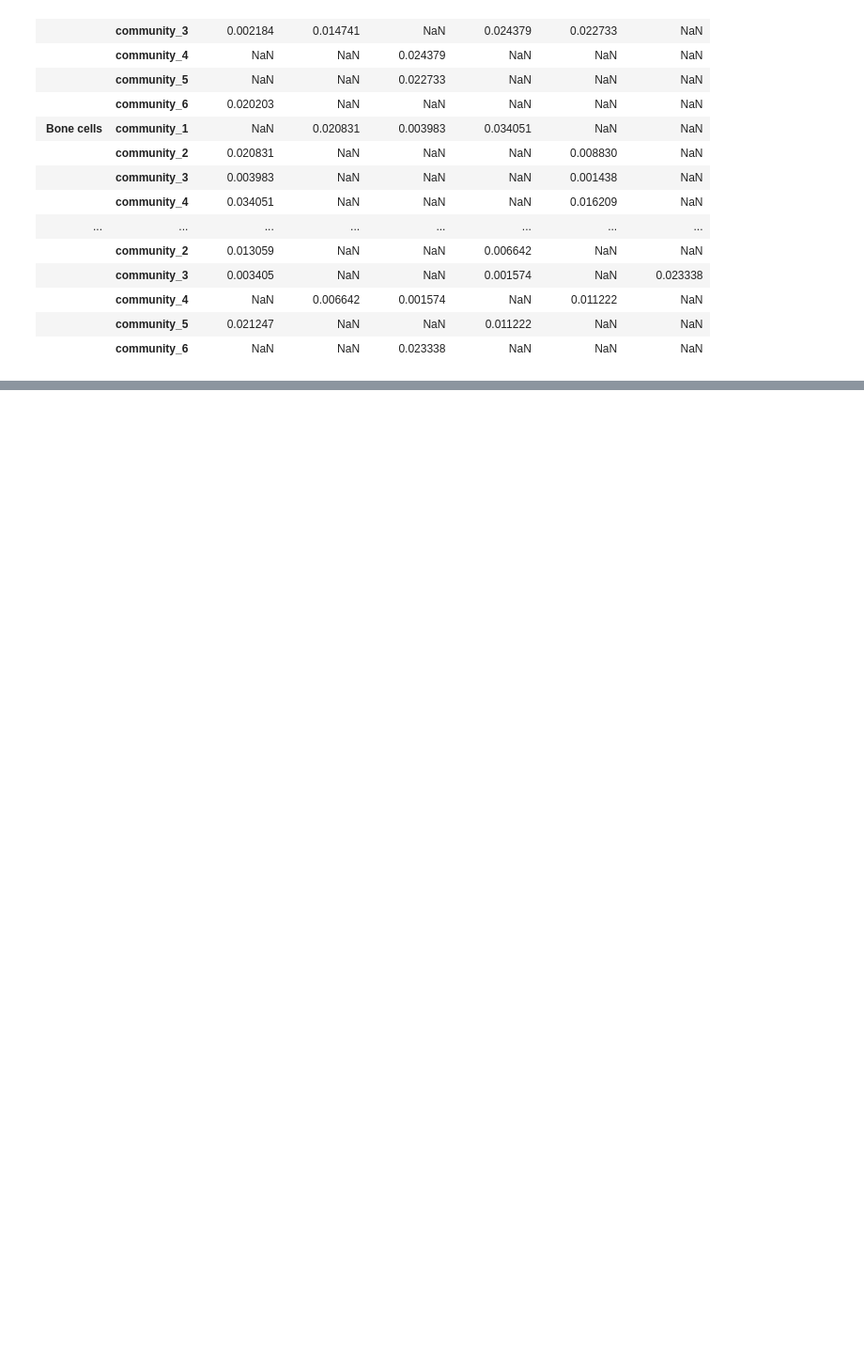
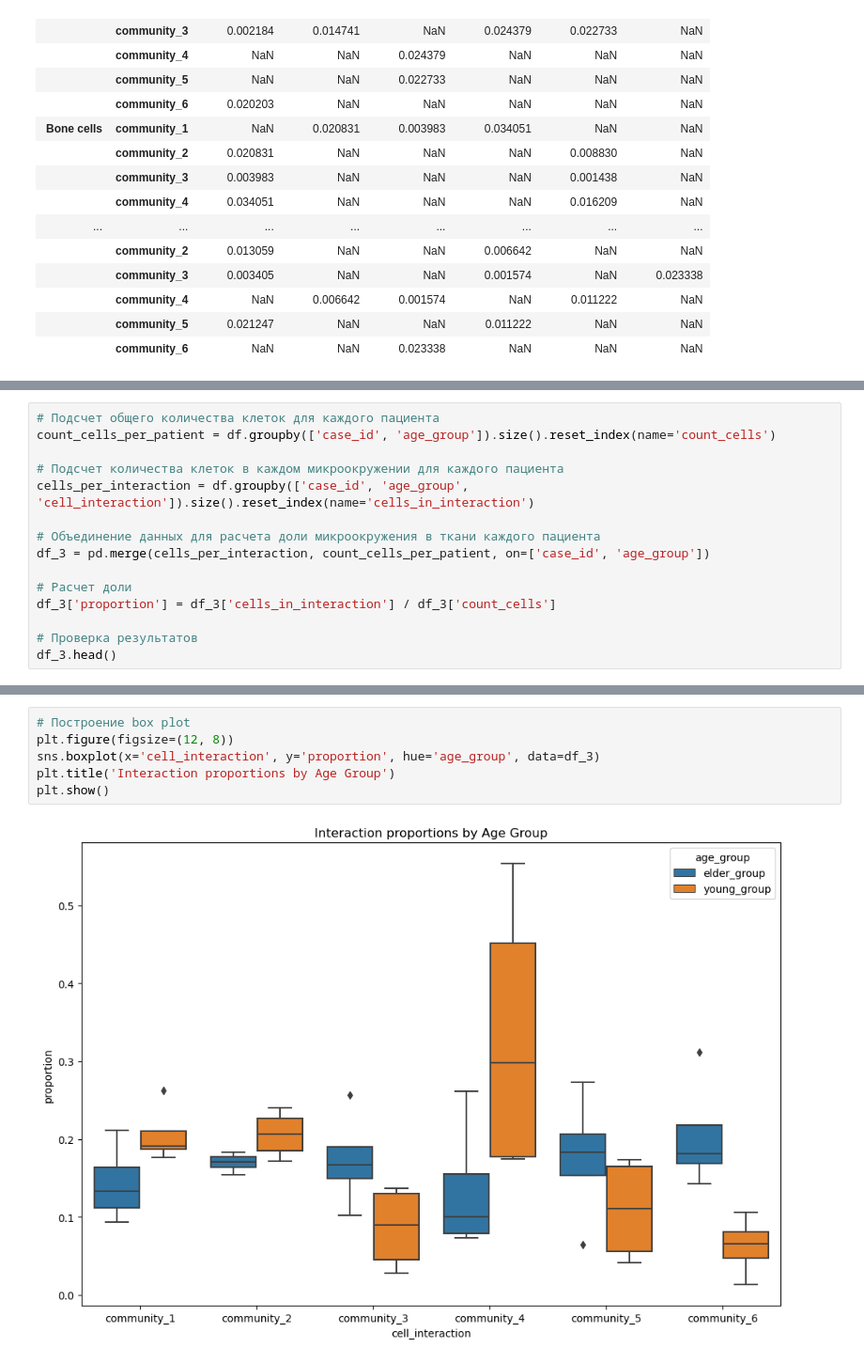
Before and after one commit to Ruugiko/bioinf, a Jupyter notebook: HW_3.ipynb, the cells around one changed output, grey strips where cells are left out. Shown at 94% size. Drawn from its saved outputs; the diff is of its cells as text; blank space fills up the shorter version.

```diff
--- a/HW_3.ipynb
+++ b/HW_3.ipynb
@@ -727,0 +739,15 @@ for cell_type, data in pivot_table.groupby(level='cell_type'):
+# %%
+# Подсчет общего количества клеток для каждого пациента
+count_cells_per_patient = df.groupby(['case_id', 'age_group']).size().reset_index(name='count_cells')
+
+# Подсчет количества клеток в каждом микроокружении для каждого пациента
+cells_per_interaction = df.groupby(['case_id', 'age_group', 'cell_interaction']).size().reset_index(name='cells_in_interaction')
+
+# Объединение данных для расчета доли микроокружения в ткани каждого пациента
+df_3 = pd.merge(cells_per_interaction, count_cells_per_patient, on=['case_id', 'age_group'])
+
+# Расчет доли
+df_3['proportion'] = df_3['cells_in_interaction'] / df_3['count_cells']
+
+# Проверка результатов
+df_3.head()
@@ -727,0 +761,8 @@ for cell_type, data in pivot_table.groupby(level='cell_type'):
+# %%
+# Построение box plot
+plt.figure(figsize=(12, 8))
+sns.boxplot(x='cell_interaction', y='proportion', hue='age_group', data=df_3)
+plt.title('Interaction proportions by Age Group')
+plt.show()
+# %% [output]
+[figure, added]
```
Also changed, not shown: parts of 10 cells of this notebook, 6 other files.
